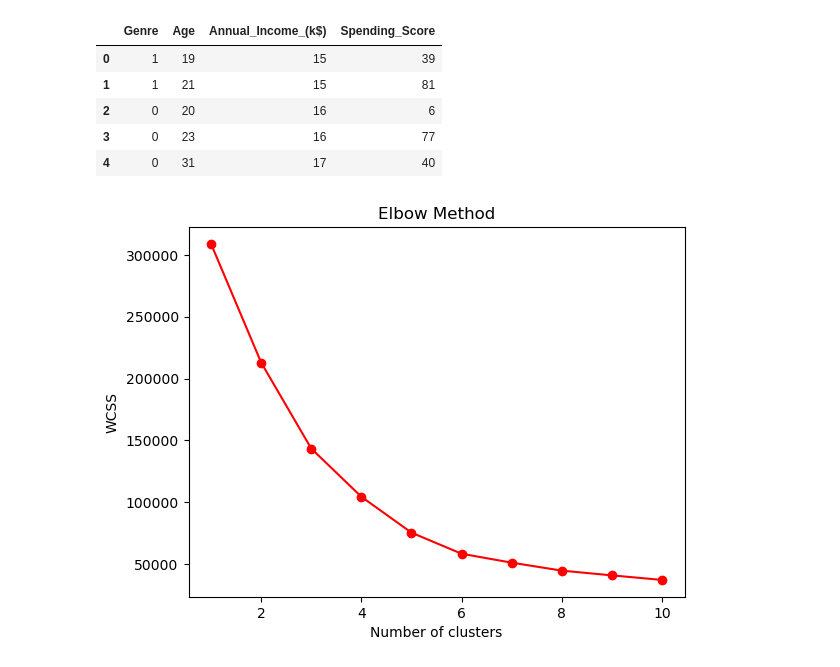
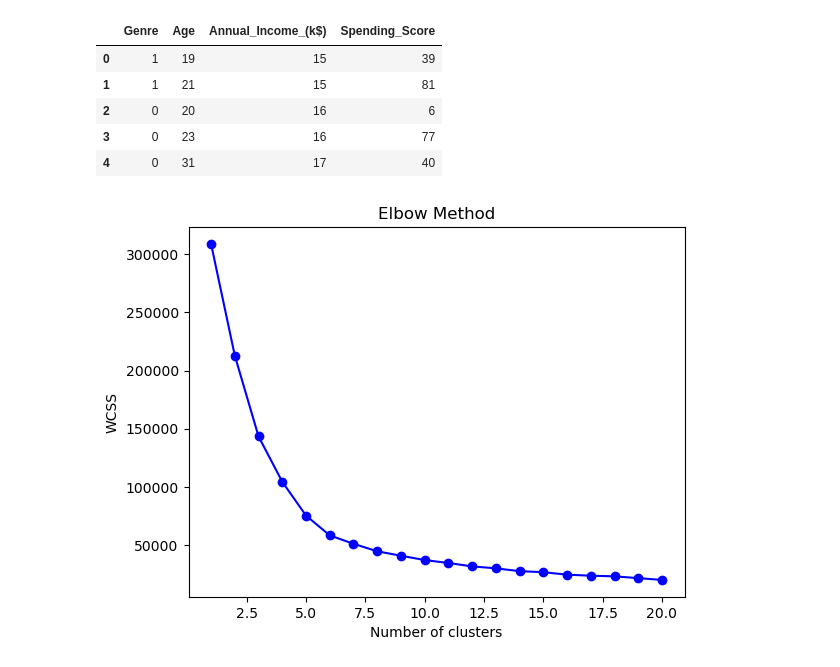
Before and after one commit to chemutai254/ML_Projects, a Jupyter notebook: Customer_Segmentation/Customer_Segmentation.ipynb, the cells around one changed output. Saved outputs shown, nothing was run; the diff lists cells and outputs as text; code cells hidden in the pictures.

```diff
--- a/Customer_Segmentation/Customer_Segmentation.ipynb
+++ b/Customer_Segmentation/Customer_Segmentation.ipynb
@@ -135,14 +145,14 @@ df.head()
 # %%
 # Determine optimal number of clusters - wcss - within cluster sum of squares
 wcss = []
-for i in range(1,11):
+for i in range(1,21):
     kmeans = KMeans(n_clusters=i, init='k-means++', random_state=42)
     kmeans.fit(df)
     wcss.append(kmeans.inertia_)
-plt.plot(range(1,11), wcss, color='red', marker='o')
+plt.plot(range(1,21), wcss, color='blue', marker='o')
 plt.title('Elbow Method')
 plt.xlabel('Number of clusters')
 plt.ylabel('WCSS')
 plt.show()
 # %% [output]
-[figure, old version]
+[figure, new version]
```
Also changed, not shown: parts of 11 cells of this notebook.
